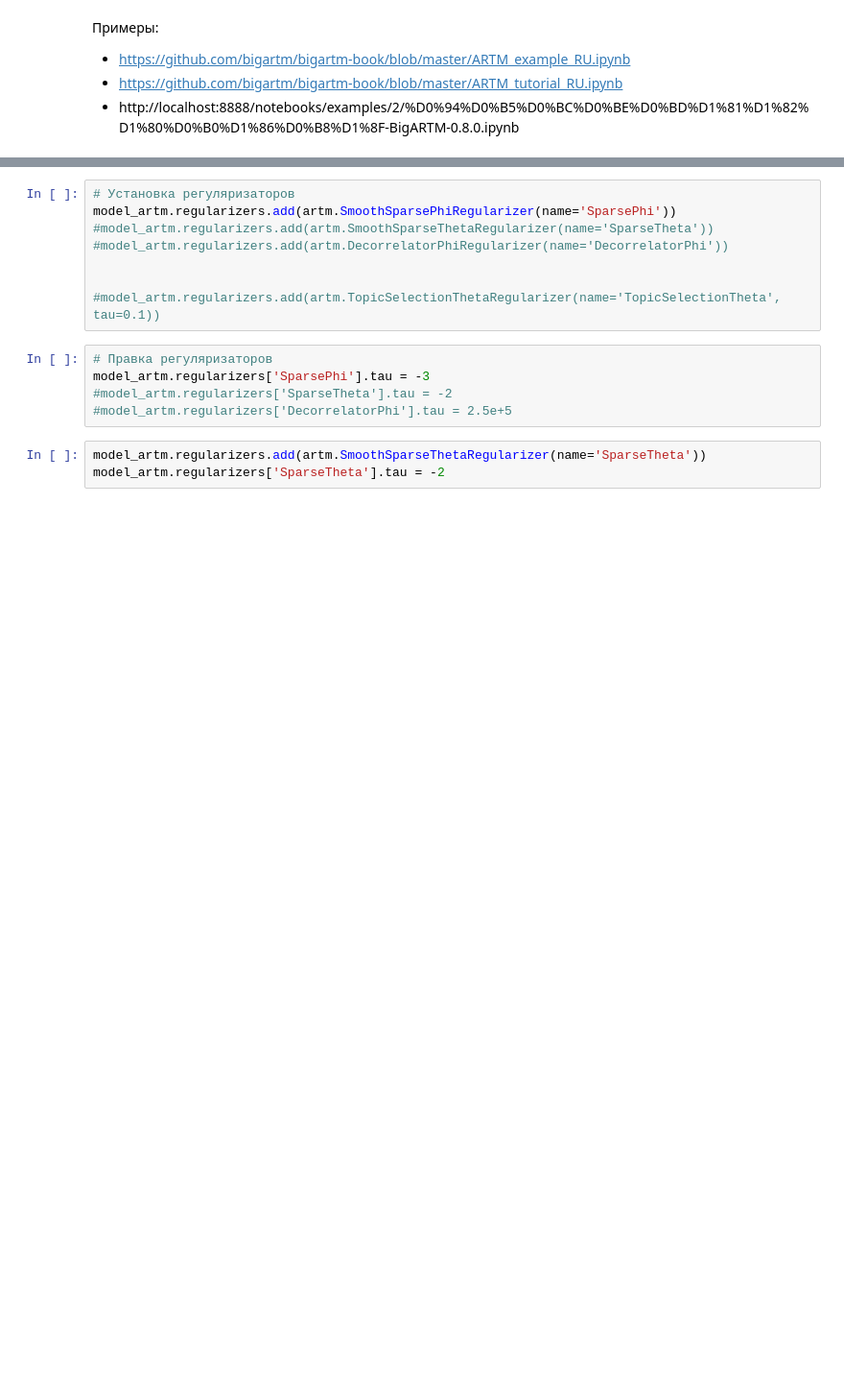
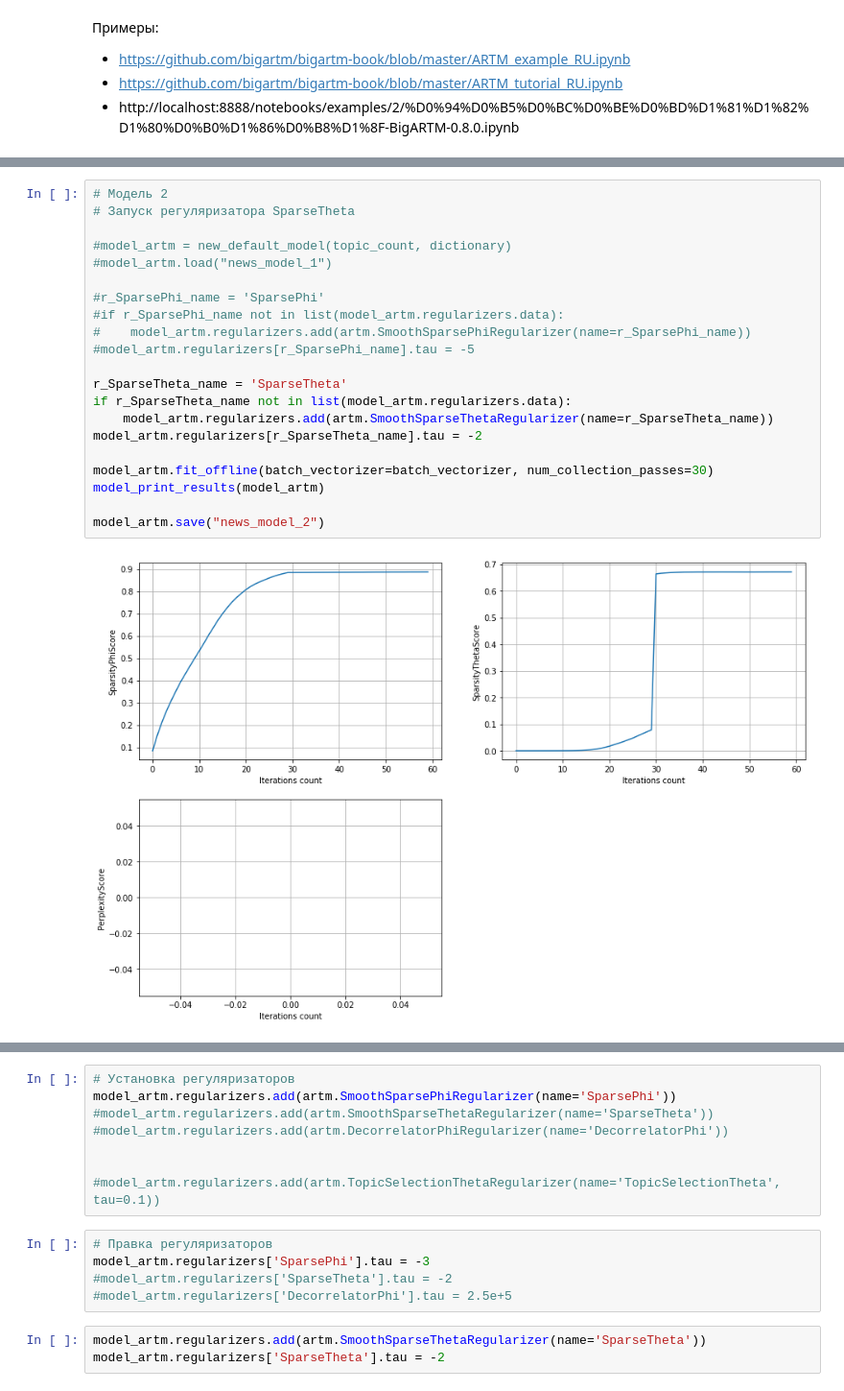
Before and after one commit to Kirmark/bachelor-qualification-work, a Jupyter notebook: application/models/create_model.ipynb, the cells around one changed output, grey strips where cells are left out. Shown: that part at 96% size. Saved outputs shown, nothing was run; the diff lists cells and outputs as text; blank space fills up the shorter version.

```diff
--- a/application/models/create_model.ipynb
+++ b/application/models/create_model.ipynb
@@ -144,0 +188,23 @@ model_artm.regularizers
+# %%
+# Модель 2
+# Запуск регуляризатора SparseTheta
+
+#model_artm = new_default_model(topic_count, dictionary)
+#model_artm.load("news_model_1")
+
+#r_SparsePhi_name = 'SparsePhi'
+#if r_SparsePhi_name not in list(model_artm.regularizers.data):
+#    model_artm.regularizers.add(artm.SmoothSparsePhiRegularizer(name=r_SparsePhi_name))
+#model_artm.regularizers[r_SparsePhi_name].tau = -5
+
+r_SparseTheta_name = 'SparseTheta'
+if r_SparseTheta_name not in list(model_artm.regularizers.data):
+    model_artm.regularizers.add(artm.SmoothSparseThetaRegularizer(name=r_SparseTheta_name))
+model_artm.regularizers[r_SparseTheta_name].tau = -2
+
+model_artm.fit_offline(batch_vectorizer=batch_vectorizer, num_collection_passes=30)
+model_print_results(model_artm)
+
+model_artm.save("news_model_2")
+# %% [output]
+[figure, added]
```
Also changed, not shown: parts of 12 cells of this notebook, 4 other files.
